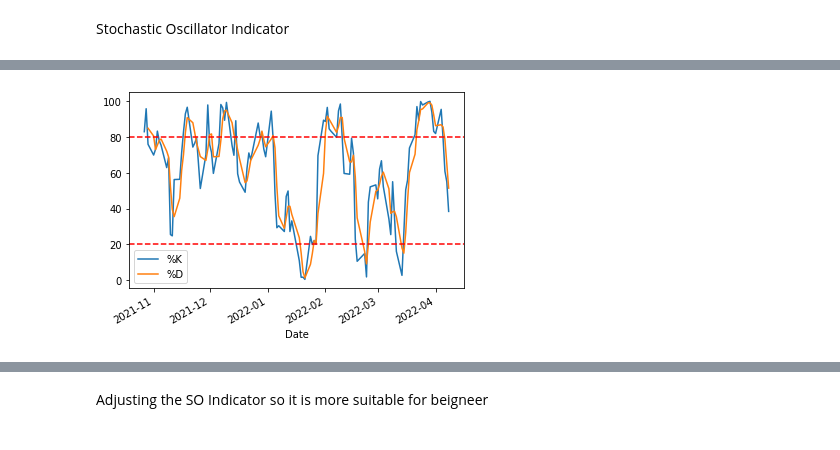
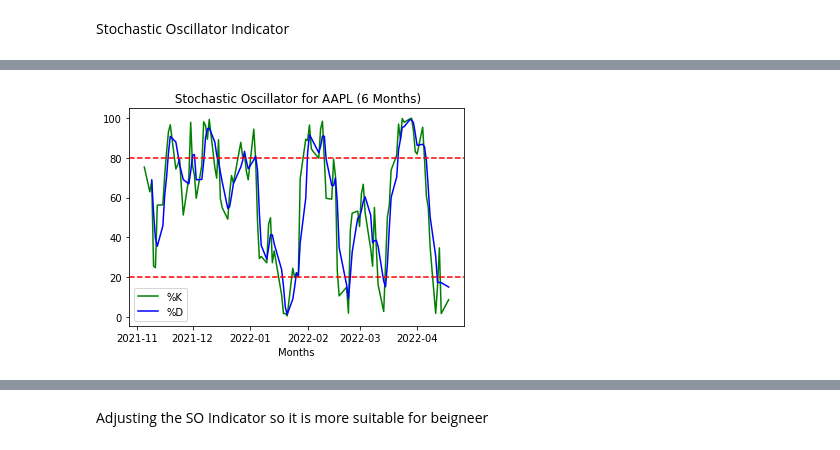
Before and after one commit to shrestha-rahul/Dissertation-Project, a Jupyter notebook: Machine Learning/Classifciation_Model.ipynb, the cells around one changed output, grey strips where cells are left out. Cells and saved outputs as stored; diff of their text form; code cells hidden in the pictures.

```diff
--- a/Machine Learning/Classifciation_Model.ipynb
+++ b/Machine Learning/Classifciation_Model.ipynb
@@ -103,21 +103,26 @@ plt.show()
 # %%
 # Plotting Sotchastic Oscillator Indicator Chart- 6 Month Period
 aapl.dataset = aapl.history(period="6mo")
 #
 # Calculating %K and %D
 aapl.dataset['14-high'] = aapl.dataset['High'].rolling(14).max()
 aapl.dataset['14-low'] = aapl.dataset['Low'].rolling(14).min()
 aapl.dataset['%K'] = (aapl.dataset['Close'] - aapl.dataset['14-low'])*100/(aapl.dataset['14-high'] - aapl.dataset['14-low'])
 aapl.dataset['%D'] = aapl.dataset['%K'].rolling(3).mean()
 
-# Graphs
-ax = aapl.dataset[['%K', '%D']].plot()
 
-ax.axhline(20, linestyle='--', color="r")
-ax.axhline(80, linestyle="--", color="r")
+
+#Plotting the  Bollinger Bands
+plt.title(' Stochastic Oscillator for AAPL (6 Months)')
+plt.xlabel('Months')
+plt.plot(aapl.dataset['%K'], label='%K', c='g')
+plt.plot(aapl.dataset['%D'], label='%D',  c='b')
+plt.axhline(20, linestyle='--', color="r")
+plt.axhline(80, linestyle="--", color="r")
+plt.legend()
 plt.show()
 # %% [output]
-[figure, old version]
+[figure, new version]
 # %%
 aapl.dataset.drop(['Dividends', 'Stock Splits'], axis=1)
 aapl.dataset.tail()
```
Also changed, not shown: parts of 25 cells of this notebook, 4 other files.
